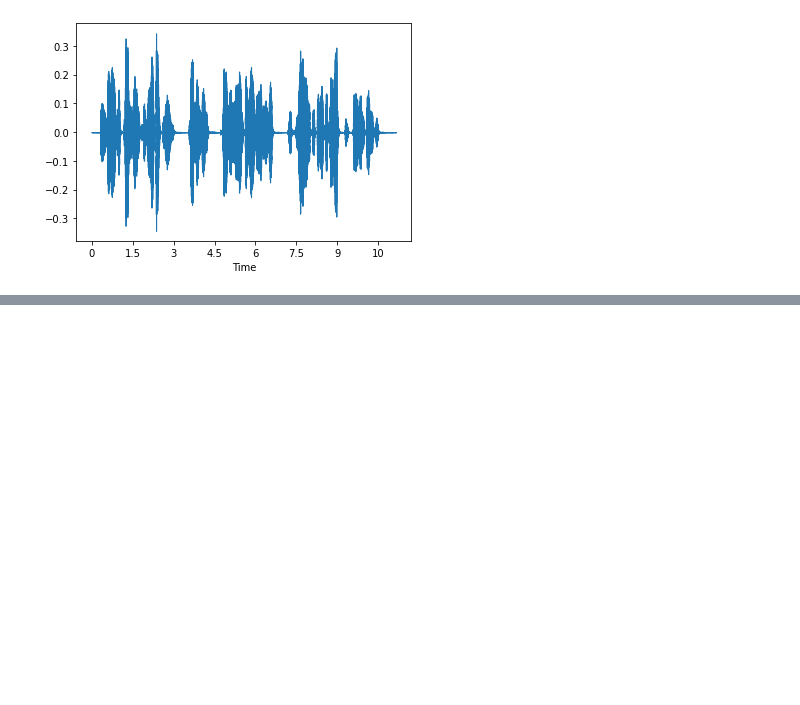
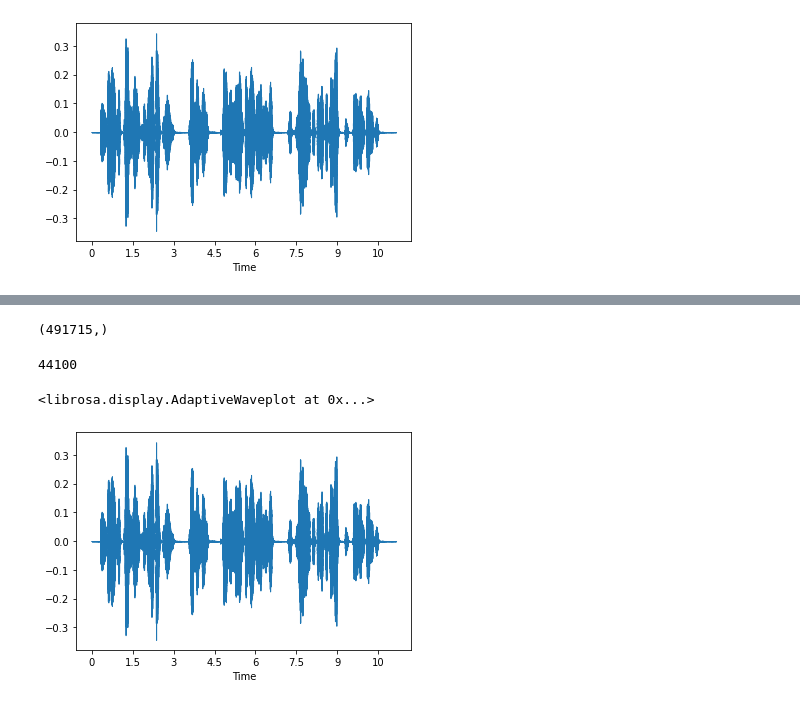
Before and after one commit to mpereiramoretti/multilingual_classification, a Jupyter notebook: notebooks/0_0_testando_a_biblioteca.ipynb, the cells around one changed output, grey strips where cells are left out. Cells and saved outputs as stored; diff of their text form; code cells hidden in the pictures; blank space fills up the shorter version.

```diff
--- a/notebooks/0_0_testando_a_biblioteca.ipynb
+++ b/notebooks/0_0_testando_a_biblioteca.ipynb
@@ -43,3 +43,18 @@ ipd.Audio(x, rate=sr/2)
 ipd.Audio(x, rate=sr*1.5)
 # %% [output]
 [interactive output not drawn]
+# %%
+x, sr = librosa.load("../data/mls/mls_italian/train/audio/10121/9630/10121_9630_000001.flac", sr = 44100, mono = False)
+# %%
+x.shape
+# %% [output]
+(491715,)
+# %%
+sr
+# %% [output]
+44100
+# %%
+librosa.display.waveshow(x, sr=sr)
+# %% [output]
+<librosa.display.AdaptiveWaveplot at 0x...>
+[figure, added]
```
Also changed, not shown: parts of 1 cell of this notebook, 1 other file.
